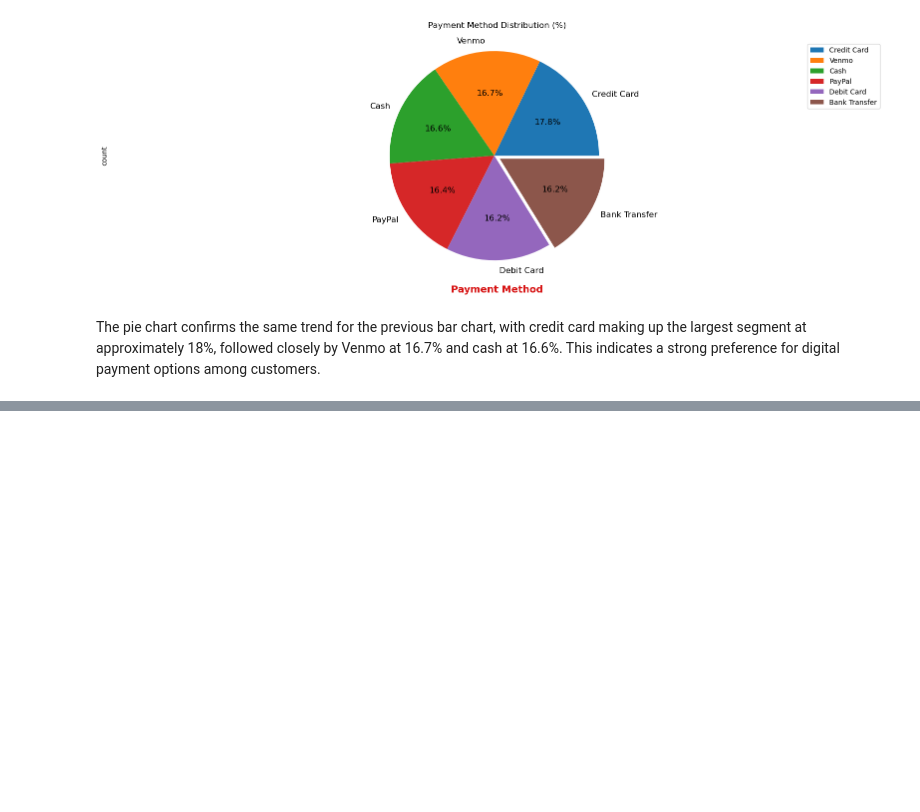
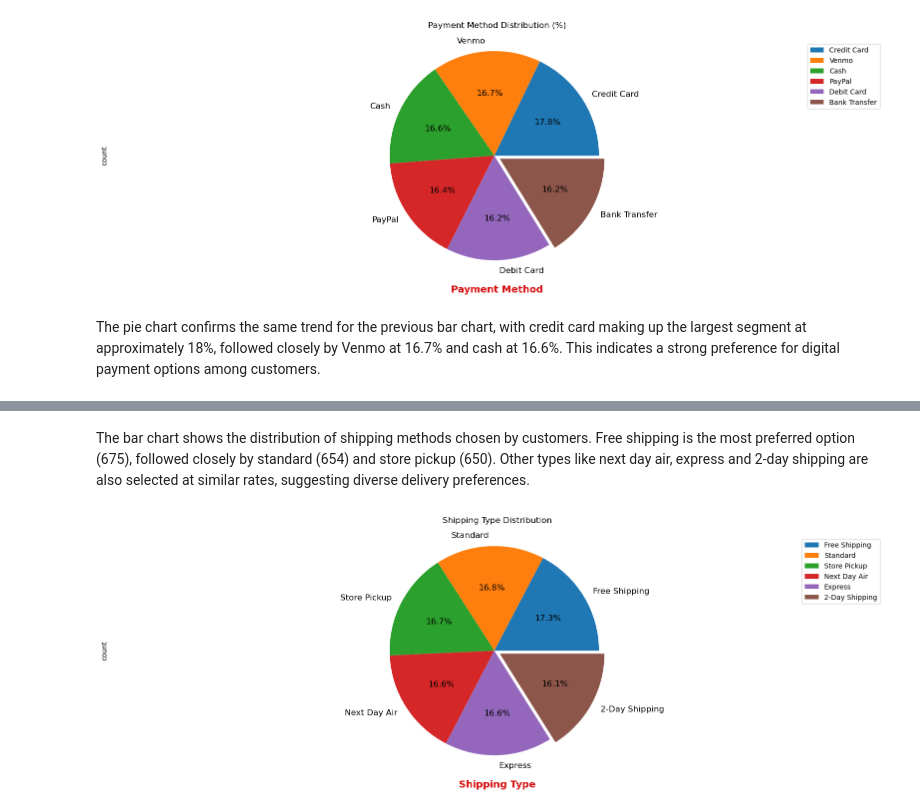
Before and after one commit to noahnoahnoahtran/project18-shopping-trend-analysis, a Jupyter notebook: shopping_trend_analysis.ipynb, the cells around one changed output, grey strips where cells are left out. Saved outputs shown, nothing was run; the diff lists cells and outputs as text; code cells hidden in the pictures; blank space fills up the shorter version.

```diff
--- a/shopping_trend_analysis.ipynb
+++ b/shopping_trend_analysis.ipynb
@@ -340,0 +357,13 @@ The pie chart confirms the same trend for the previous bar chart, with credit ca
+# %% [markdown]
+The bar chart shows the distribution of shipping methods chosen by customers. Free shipping is the most preferred option (675), followed closely by standard (654) and store pickup (650). Other types like next day air, express and 2-day shipping are also selected at similar rates, suggesting diverse delivery preferences.
+# %%
+#Shipping type distribution (%)
+plt.figure(figsize = (20, 6))
+df['Shipping Type'].value_counts().plot(kind = 'pie', fontsize = 12, color = colors, explode = (0, 0, 0, 0, 0, 0.06), autopct = '%1.1f%%')
+plt.xlabel('Shipping Type', weight = 'bold', color = '#D71313', fontsize = 14, labelpad = 20)
+plt.axis('equal')
+plt.legend(labels = df['Shipping Type'].value_counts().index, loc = 'best')
+plt.title('Shipping Type Distribution\n')
+plt.show()
+# %% [output]
+[figure, added]
```
Also changed, not shown: parts of 6 cells of this notebook.
